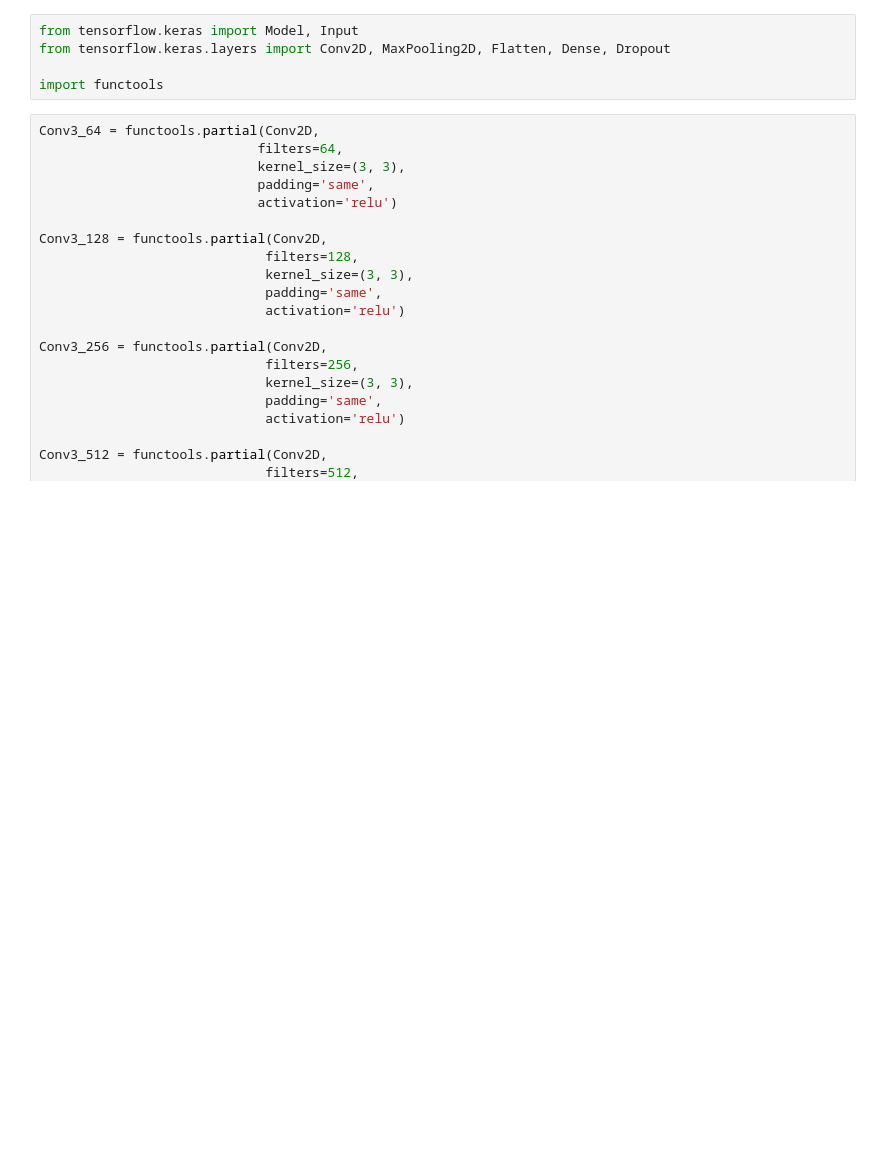
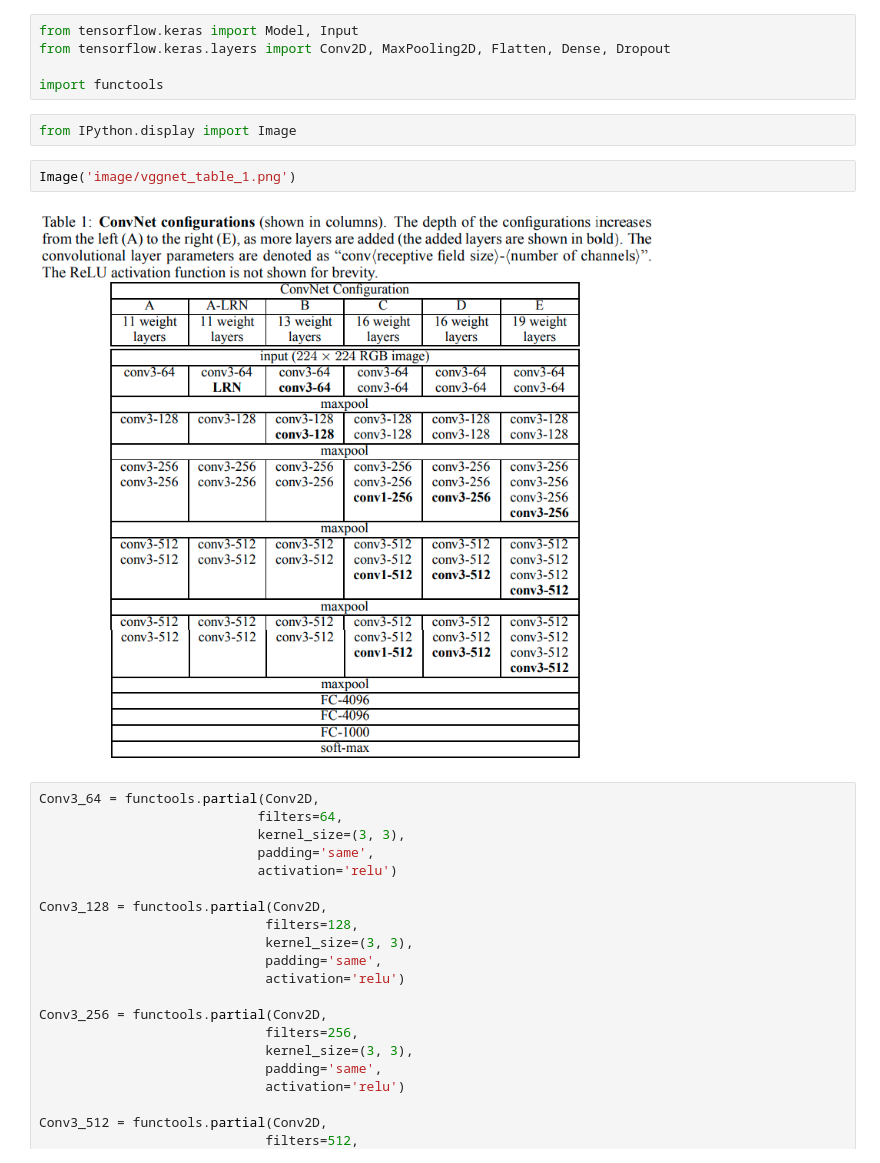
Before and after one commit to MilyangParkJaeHun/PapersWithCode, a Jupyter notebook: BackboneNetwork/VGGNet/VGGNet.ipynb, the cells around one changed output. Saved outputs shown, nothing was run; the diff lists cells and outputs as text; blank space fills up the shorter version.

```diff
--- a/BackboneNetwork/VGGNet/VGGNet.ipynb
+++ b/BackboneNetwork/VGGNet/VGGNet.ipynb
@@ -15,6 +15,12 @@ from tensorflow.keras import Model, Input
 from tensorflow.keras.layers import Conv2D, MaxPooling2D, Flatten, Dense, Dropout
 
 import functools
+# %%
+from IPython.display import Image
+# %%
+Image('image/vggnet_table_1.png')
+# %% [output]
+[figure, added]
 # %%
 Conv3_64 = functools.partial(Conv2D,
                             filters=64,
```
Also changed, not shown: 3 other files.
